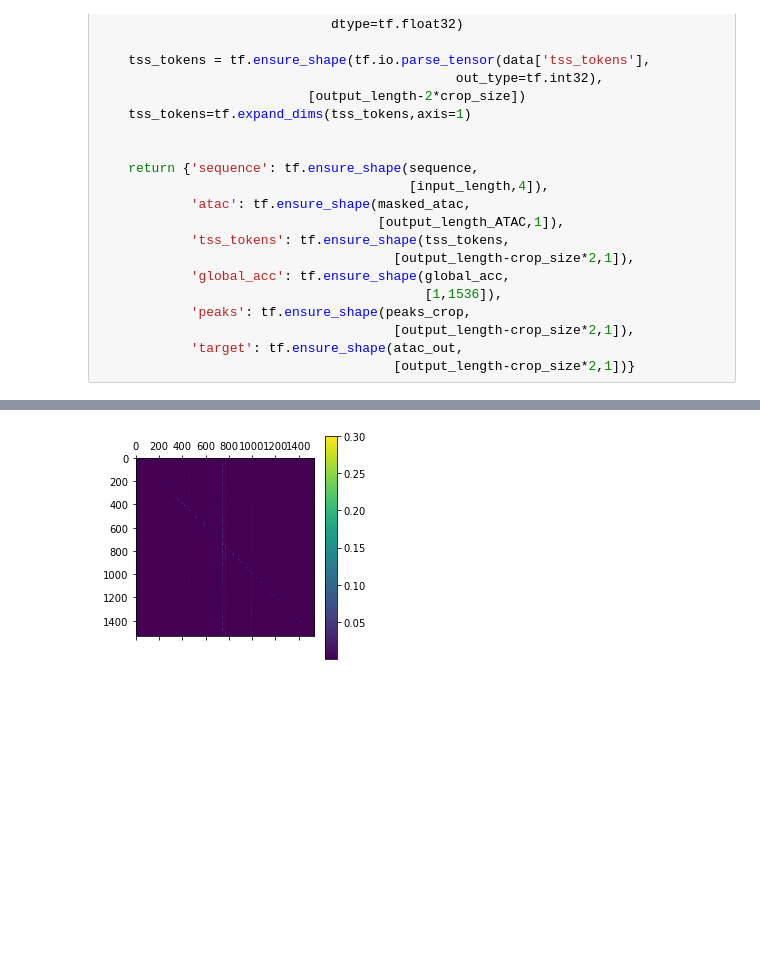
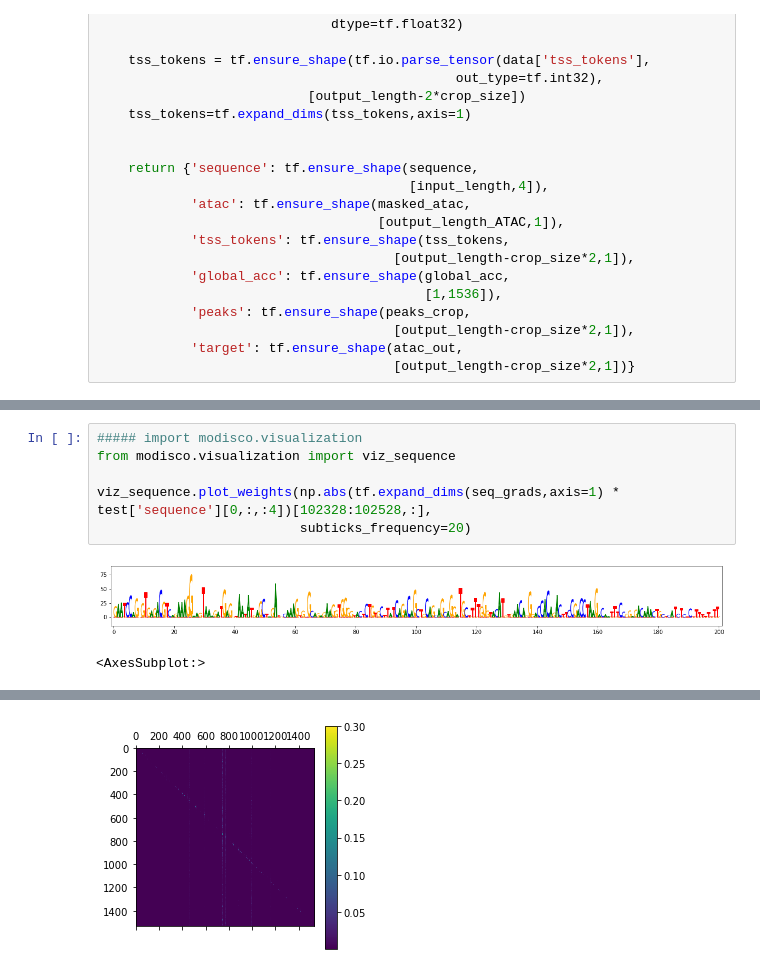
Before and after one commit to abuchin/genformer, a Jupyter notebook: visualize_embeddings.ipynb, the cells around one changed output, grey strips where cells are left out. Saved outputs shown, nothing was run; the diff lists cells and outputs as text; blank space fills up the shorter version.

```diff
--- a/visualize_embeddings.ipynb
+++ b/visualize_embeddings.ipynb
@@ -404,0 +476,9 @@ ax.imshow(peaks, aspect = "auto", cmap="viridis")
+# %%
+##### import modisco.visualization
+from modisco.visualization import viz_sequence
+
+viz_sequence.plot_weights(np.abs(tf.expand_dims(seq_grads,axis=1) * test['sequence'][0,:,:4])[102328:102528,:],
+                          subticks_frequency=20)
+# %% [output]
+[figure, added]
+<AxesSubplot:>
```
Also changed, not shown: parts of 15 cells of this notebook, 3 other files.
